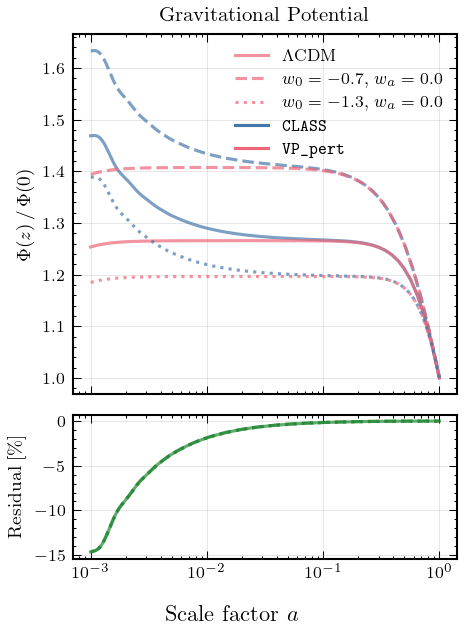
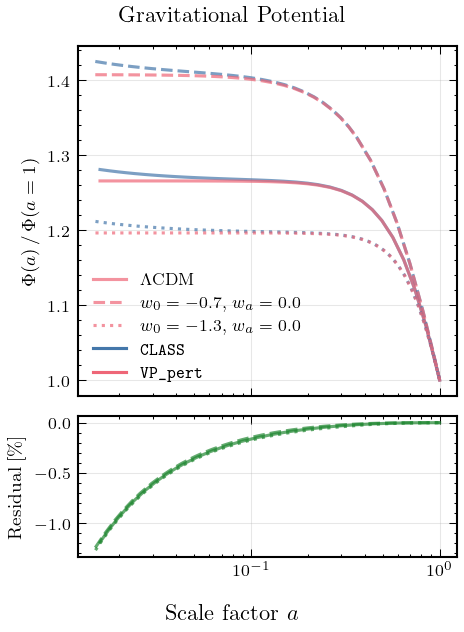
The change to this notebook cell's code, shown as a diff; its figure went from the first image to the second:
--- before
+++ after
@@ -16,5 +16,5 @@
         ax2.semilogx(aa, 100 * (y_vp_n / y_cl_n - 1),  c=COLORS[2], ls=LINESTYLES[i], alpha=0.7)
 
-    ax1.set_ylabel(r'$\Phi(z)\,/\,\Phi(0)$')
+    ax1.set_ylabel(r'$\Phi(a)\,/\,\Phi(a=1)$')
     ax2.set_ylabel(r'Residual [\%]')
     ax2.yaxis.set_minor_locator(mticker.AutoMinorLocator())
@@ -26,5 +26,5 @@
     ax2.yaxis.set_minor_locator(mticker.AutoMinorLocator())
     
-    ax1.set_title('Gravitational Potential')
+    fig.suptitle('Gravitational Potential', y=0.92)
     fig.supxlabel('Scale factor $a$', y=0.07)
     plt.tight_layout(rect=[0, 0.05, 1, 0.95])

Commit: new z_max